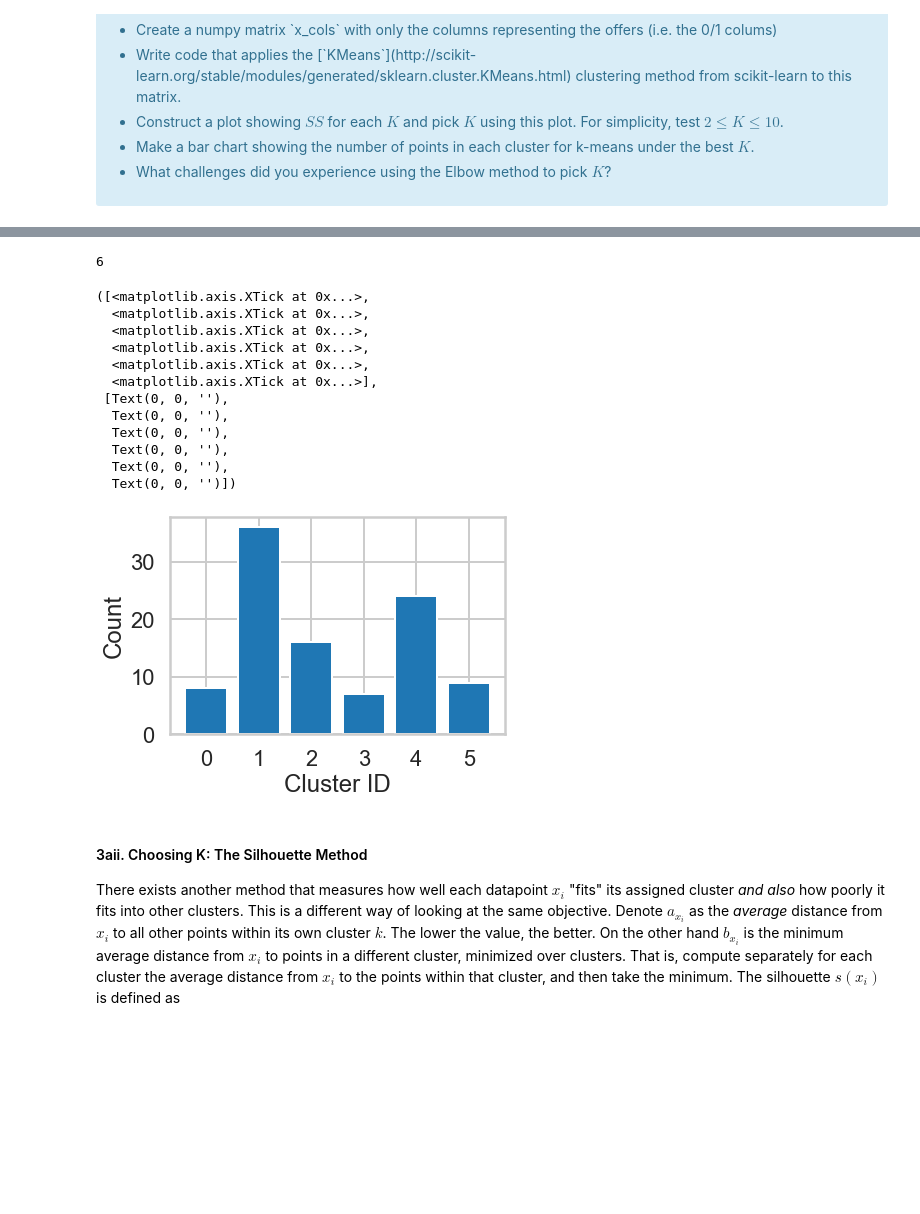
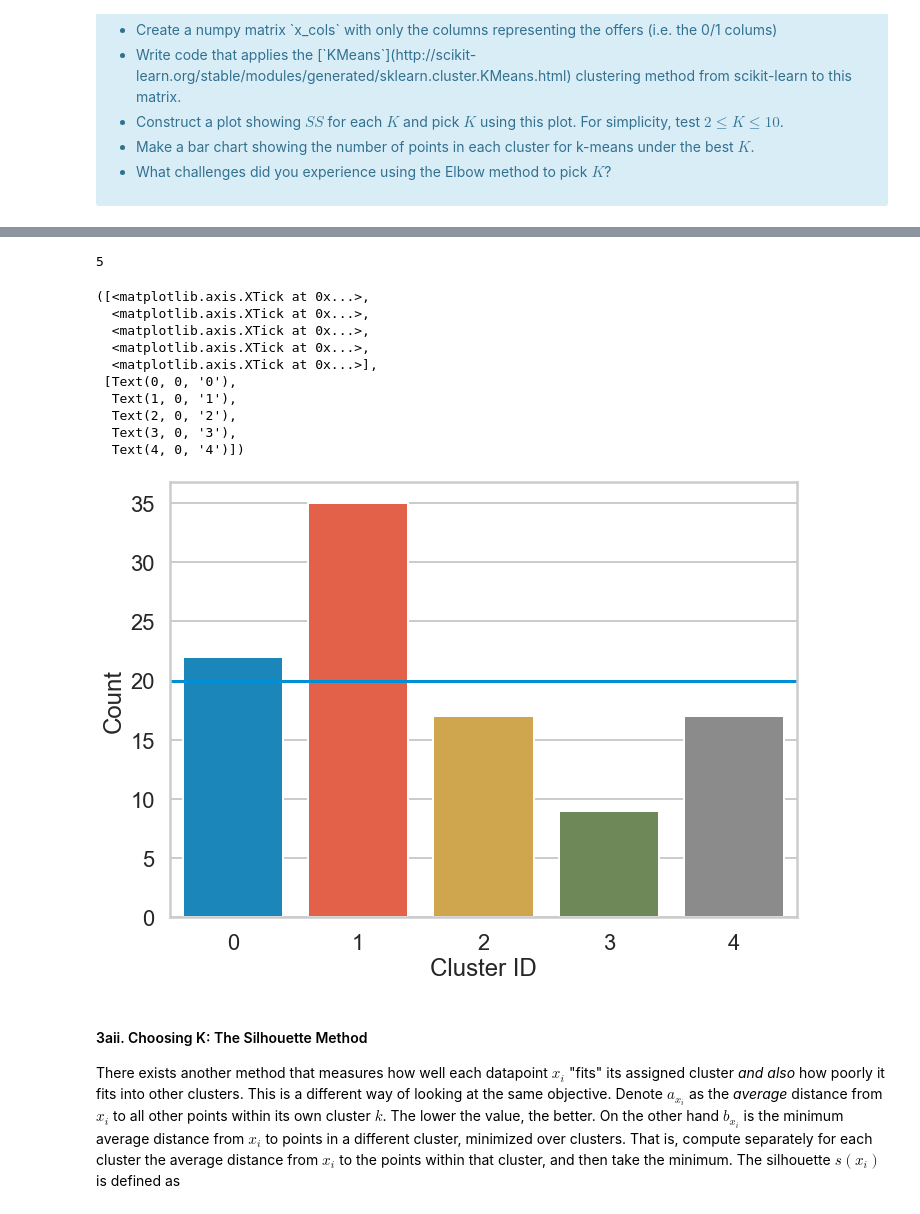
Before and after one commit to charsh12/DS-Career-Track, a Jupyter notebook: Unit 15/Case Study/Clustering_Case_Study/Clustering Case Study - Customer Segmentation with K-Means - Tier 3.ipynb, the cells around one changed output, grey strips where cells are left out. Cells and saved outputs as stored; diff of their text form; code cells hidden in the pictures; blank space fills up the shorter version.

```diff
--- a/Unit 15/Case Study/Clustering_Case_Study/Clustering Case Study - Customer Segmentation with K-Means - Tier 3.ipynb
+++ b/Unit 15/Case Study/Clustering_Case_Study/Clustering Case Study - Customer Segmentation with K-Means - Tier 3.ipynb
@@ -171,18 +157,21 @@ where $x_i$ is a point, $C_k$ represents cluster $k$ and $\mu_k$ is the centroid
 from sklearn.cluster import KMeans
 import numpy as np
 ss = []
-x_cols = np.array(df)
+ss_inertia = []
+x_cols = df.to_numpy()
 assignment = {}
 krange = range(2,11)
 for k in krange:
     kmeans = KMeans(n_clusters=k, random_state=42)
     pred_clusters = kmeans.fit_predict(x_cols)
     pred_centroids = kmeans.cluster_centers_
-    ss.append(np.sum(x_cols - pred_centroids[pred_clusters])**2)
+    ss.append (kmeans.inertia_)
     assignment[str(k)]=pred_clusters
 
-fig = plt.figure(figsize=(10,8))
-plt.plot(krange, ss)
+fig, ax1= plt.subplots(1,1)
+fig.set_size_inches(15,10)
+ax1 = plt.plot(krange, ss, marker='o')
 plt.xlabel(" K values")
 plt.ylabel("Sum of Sq.")
+plt.show()
 # %% [output]
@@ -191,28 +179,27 @@ Text(0, 0.5, 'Sum of Sq.')
 # %%
-best_K = 6
+best_K = 5
 assignments_best_K = assignment[str(best_K)]
 counts = np.bincount(assignments_best_K)
 print(len(counts))
-
-plt.bar(range(best_K),counts, align="center")
+fig, ax1 = plt.subplots(1,1, figsize=(10,8))
+sns.countplot(assignments_best_K, ax=ax1)
+ax1.axhline(np.mean(counts))
 plt.xlabel("Cluster ID")
 plt.ylabel("Count")
 plt.xticks(range(best_K))
 # %% [output]
-6
+5
 ([<matplotlib.axis.XTick at 0x...>,
   <matplotlib.axis.XTick at 0x...>,
   <matplotlib.axis.XTick at 0x...>,
   <matplotlib.axis.XTick at 0x...>,
-  <matplotlib.axis.XTick at 0x...>,
   <matplotlib.axis.XTick at 0x...>],
- [Text(0, 0, ''),
-  Text(0, 0, ''),
-  Text(0, 0, ''),
-  Text(0, 0, ''),
-  Text(0, 0, ''),
-  Text(0, 0, '')])
+ [Text(0, 0, '0'),
+  Text(1, 0, '1'),
+  Text(2, 0, '2'),
+  Text(3, 0, '3'),
+  Text(4, 0, '4')])
-[figure, old version]
+[figure, new version]
 # %% [markdown]
 #### 3aii. Choosing K: The Silhouette Method
 
```
Also changed, not shown: parts of 15 cells of this notebook.
